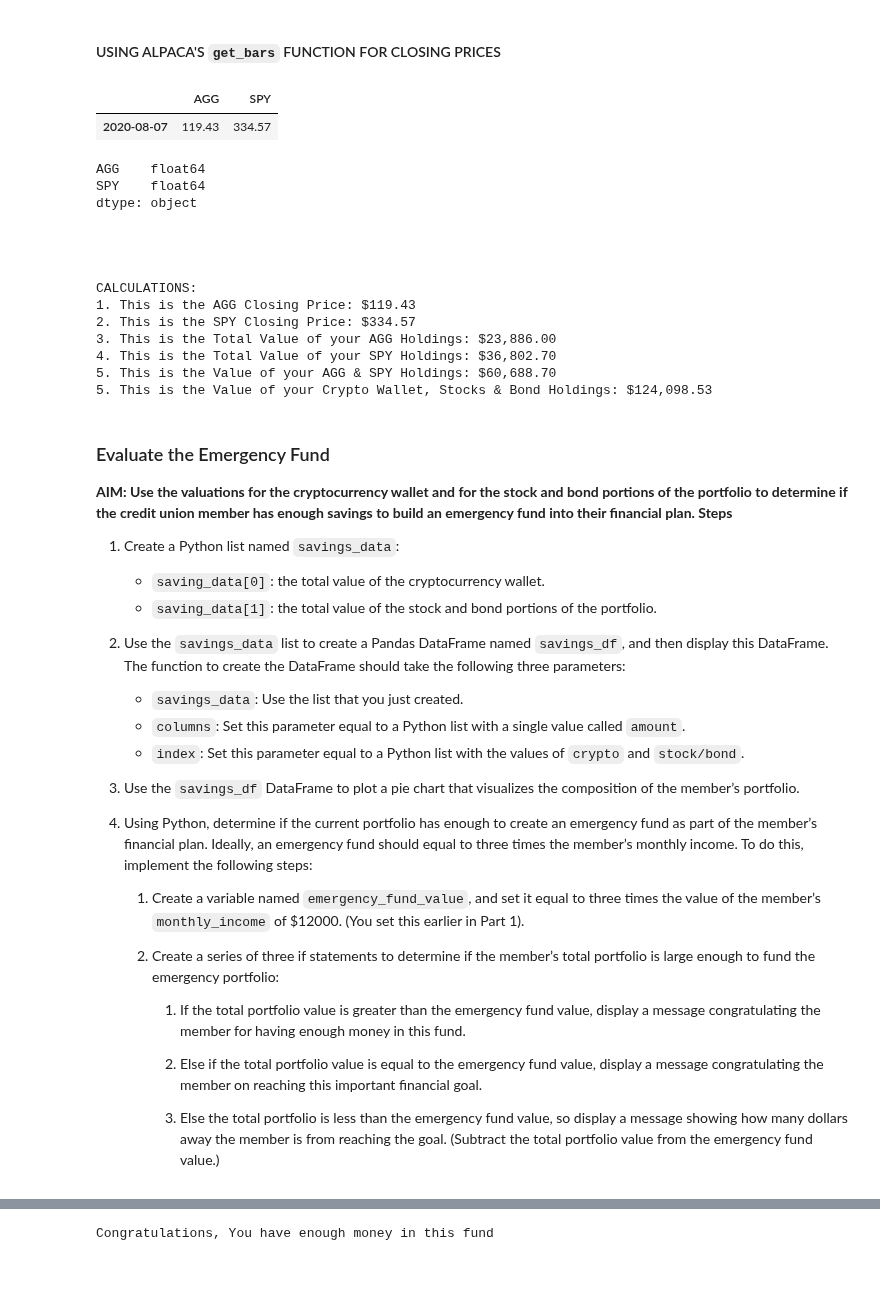
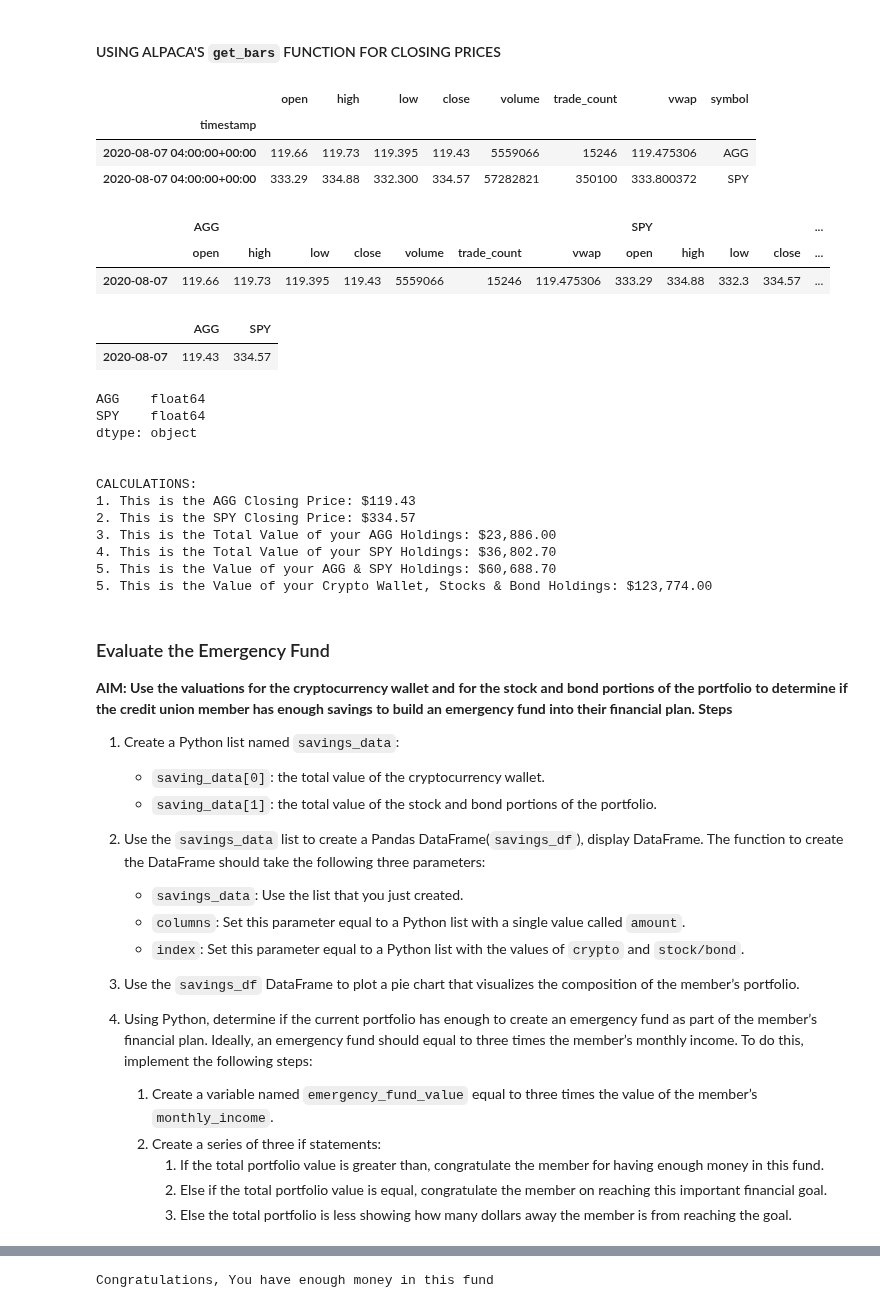
Before and after one commit to davepoppins5073/Challenge5_FinancialPlanning, a Jupyter notebook: financial_planning_tools.ipynb, the cells around one changed output, grey strips where cells are left out. Saved outputs shown, nothing was run; the diff lists cells and outputs as text; code cells hidden in the pictures; blank space fills up the shorter version.

```diff
--- a/financial_planning_tools.ipynb
+++ b/financial_planning_tools.ipynb
@@ -47,31 +45,38 @@ def API_CryptoCoinSetup(crypto_coins=dict):
 def API_CryptoPrices(crypto_coins=dict,):
 
     """
-    returns back
+    This function takes a dictionary which has the crypto api calls for
+    specific coins the credit union is investing in. It uses a for loop
+    the create the eth_responce and btc_responce that obtains the json
+    of data from the API. The json is printed out and the prices for each
+    coin are pulled for whenever the code is run
 
     """
 
     # API USAGE: BTC AND ETH PRICE INFORMATION
     # PART 1: Crypto API Call endpoint URLs for the held cryptocurrency assets
-    # btc_url = "https://api.alternative.me/v2/ticker/Bitcoin/?convert=USD"
-    # eth_url = "https://api.alternative.me/v2/ticker/Ethereum/?convert=USD"
+    #      btc_url = "https://api.alternative.me/v2/ticker/Bitcoin/?convert=USD"
+    #      eth_url = "https://api.alternative.me/v2/ticker/Ethereum/?convert=USD"
 
-    btc_response
-    eth_response
+    #btc_response
+    #eth_response
 
     for key in crypto_coins:
         if key == "Ethereum_url":
-            eth_responce = requests.get(crypto_coins[key]).json()
+            eth_response = requests.get(crypto_coins[key]).json()
         elif key == "Bitcoin_url":
-            btc_responce = requests.get(crypto_coins[key]).json()
+            btc_response = requests.get(crypto_coins[key]).json()
 
     # Use the json.dumps function to review the response data from the API call
     # NOTE: Indent and sort_keys parameters used for readability
 
+    print(f"BITCOIN")
     print(json.dumps(btc_response, indent=4, sort_keys=True))
-    print("\n\n")
+    print("\n")
+    print(f"ETHEREUM")
     print(json.dumps(eth_response, indent=4, sort_keys=True))
-    print("\n\n")
+    print("\n")
+
 
     # Navigate the BTC response object to access the current price of BTC
     btc_price = btc_response['data']['1']['quotes']['USD']['price']
@@ -244,67 +260,80 @@ df_portfolio = alpaca.get_bars(
     end = end_date
 ).df
 
-#display(df_portfolio.head())
+# Review the first 5 rows of the Alpaca DataFrame
+display(df_portfolio.head())
 
 # Reorganize the DataFrame
 AGG = df_portfolio[df_portfolio['symbol']=='AGG'].drop('symbol', axis=1)
-SPY= df_portfolio[df_portfolio['symbol']=='SPY'].drop('symbol', axis=1)
+SPY = df_portfolio[df_portfolio['symbol']=='SPY'].drop('symbol', axis=1)
 
 # Concatenate the ticker DataFrames
+# Keep Only the date piece from the TimeStamp Index
 df_portfolio = pd.concat([AGG,SPY],axis=1, keys=['AGG','SPY'])
 df_portfolio.index = df_portfolio.index.date
 
-# Review the first 5 rows of the Alpaca DataFrame
-#display(df_portfolio.head())
+# Checking on what my Dataframe looks now
+display(df_portfolio.head())
 
 # Access the closing price for AGG from the Alpaca DataFrame
 # Note: its cleaner and neater to just have a dataframe of closing prices
+# Please don't remove points.
 
 df_closing_prices = pd.DataFrame()
 df_closing_prices["AGG"] = df_portfolio["AGG"]["close"]
 df_closing_prices["SPY"] = df_portfolio["SPY"]["close"]
 
+#NOTE:
+#     1. `df_closing_prices.head()` - this should have one row with two values. The closes price of SPY and AGG
+#     2. `df_closing_prices.dtypes` - this was executed to  verify that  the prices are floats (which they are)
+
 display(df_closing_prices.head())
 print("\n")
 print(df_closing_prices.dtypes)
-print("\n\n")
+print("\n")
+
 # Saving `SPY` and `AGG` closing prices to variables
 agg_close_price = df_closing_prices.iat[0, 0]
 spy_close_price = df_closing_prices.iat[0, 1]
 
 # Calculate the current value of the bond portion of the portfolio
 agg_value = (agg_close_price * agg_shares)
 spy_value = (spy_close_price * spy_shares)
 total_stocks_bonds = agg_value + spy_value
 
 # Calculate the total value of the member's entire savings portfolio
 # Add the value of the cryptocurrency walled to the value of the total stocks and bonds
 portfolio_val = total_stocks_bonds + total_crypto_wallet
 
 # Just for show and fancy stylings
 agg_close = "${:,.2f}".format(agg_close_price)
 spy_close = "${:,.2f}".format(spy_close_price)
 agg_val = "${:,.2f}".format(agg_value)
 spy_val = "${:,.2f}".format(spy_value)
 tot_holdings_val = "${:,.2f}".format(total_stocks_bonds)
 tot_portfolio_val = "${:,.2f}".format(portfolio_val)
 
-
+# PRINT STATEMENTS SHOWING CALCULATIONS
 print("CALCULATIONS:")
 print(f"1. This is the AGG Closing Price: {agg_close}")
 print(f"2. This is the SPY Closing Price: {spy_close} ")
 print(f"3. This is the Total Value of your AGG Holdings: {agg_val}")
 print(f"4. This is the Total Value of your SPY Holdings: {spy_val}")
 print(f"5. This is the Value of your AGG & SPY Holdings: {tot_holdings_val}")
 print(f"5. This is the Value of your Crypto Wallet, Stocks & Bond Holdings: {tot_portfolio_val}")
 # %% [output]
-|  | AGG | SPY |
-| 2020-08-07 | 119.43 | 334.57 |
+|  | open | high | low | close | volume | trade_count | vwap | symbol |
+| timestamp |  |  |  |  |  |  |  |  |
+| 2020-08-07 04:00:00+00:00 | 119.66 | 119.73 | 119.395 | 119.43 | 5559066 | 15246 | 119.475306 | AGG |
+| 2020-08-07 04:00:00+00:00 | 333.29 | 334.88 | 332.300 | 334.57 | 57282821 | 350100 | 333.800372 | SPY |
+|  | AGG |  |  |  |  |  |  | SPY |  |  |  | ... |
+|  | open | high | low | close | volume | trade_count | vwap | open | high | low | close | ... |
+| 2020-08-07 | 119.66 | 119.73 | 119.395 | 119.43 | 5559066 | 15246 | 119.475306 | 333.29 | 334.88 | 332.3 | 334.57 | ... |
+|  | AGG | SPY |
+| 2020-08-07 | 119.43 | 334.57 |
 AGG    float64
 SPY    float64
 dtype: object
-
-
 
 
 CALCULATIONS:
@@ -313,7 +342,7 @@ CALCULATIONS:
 3. This is the Total Value of your AGG Holdings: $23,886.00
 4. This is the Total Value of your SPY Holdings: $36,802.70
 5. This is the Value of your AGG & SPY Holdings: $60,688.70
-5. This is the Value of your Crypto Wallet, Stocks & Bond Holdings: $124,098.53
+5. This is the Value of your Crypto Wallet, Stocks & Bond Holdings: $123,774.00
 # %% [markdown]
 ### Evaluate the Emergency Fund
 
@@ -322,19 +351,15 @@ CALCULATIONS:
 1. Create a Python list named `savings_data`:
     - `saving_data[0]`: the total value of the cryptocurrency wallet.
     - `saving_data[1]`: the total value of the stock and bond portions of the portfolio.
-2. Use the `savings_data` list to create a Pandas DataFrame named `savings_df`, and then display this DataFrame. The function to create the DataFrame should take the following three parameters:
+2. Use the `savings_data` list to create a Pandas DataFrame(`savings_df`), display DataFrame. The function to create the DataFrame should take the following three parameters:
     - `savings_data`: Use the list that you just created.
     - `columns`: Set this parameter equal to a Python list with a single value called `amount`.
     - `index`: Set this parameter equal to a Python list with the values of `crypto` and `stock/bond`.
 3. Use the `savings_df` DataFrame to plot a pie chart that visualizes the composition of the member’s portfolio.
 4. Using Python, determine if the current portfolio has enough to create an emergency fund as part of the member’s financial plan. Ideally, an emergency fund should equal to three times the member’s monthly income. To do this, implement the following steps:
 
-    1. Create a variable named `emergency_fund_value`, and set it equal to three times the value of the member’s `monthly_income` of $12000. (You set this earlier in Part 1).
-
-    2. Create a series of three if statements to determine if the member’s total portfolio is large enough to fund the emergency portfolio:
-
-        1. If the total portfolio value is greater than the emergency fund value, display a message congratulating the member for having enough money in this fund.
-
-        2. Else if the total portfolio value is equal to the emergency fund value, display a message congratulating the member on reaching this important financial goal.
-
-        3. Else the total portfolio is less than the emergency fund value, so display a message showing how many dollars away the member is from reaching the goal. (Subtract the total portfolio value from the emergency fund value.)
+    1. Create a variable named `emergency_fund_value` equal to three times the value of the member’s `monthly_income`.
+    2. Create a series of three if statements:
+        1. If the total portfolio value is greater than, congratulate the member for having enough money in this fund.
+        2. Else if the total portfolio value is equal, congratulate the member on reaching this important financial goal.
+        3. Else the total portfolio is less showing how many dollars away the member is from reaching the goal.
```
Also changed, not shown: parts of 42 cells of this notebook, 4 other files.
